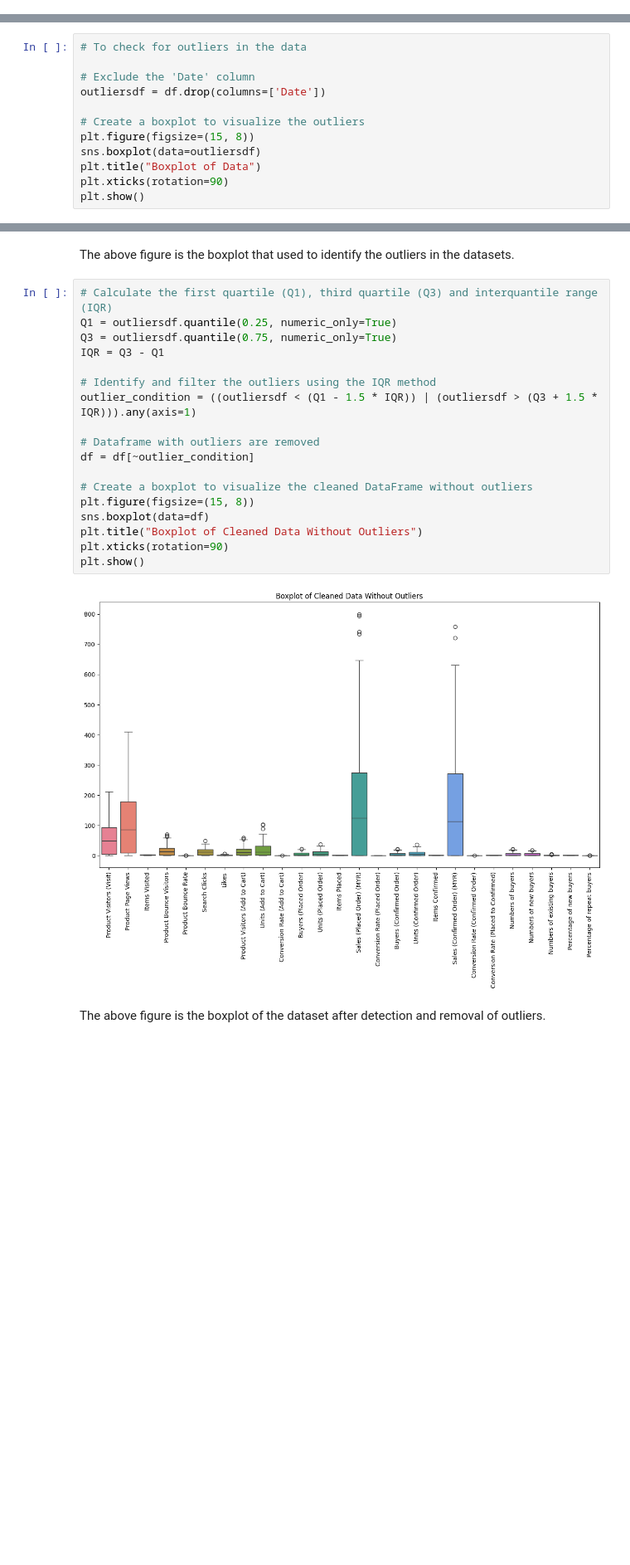
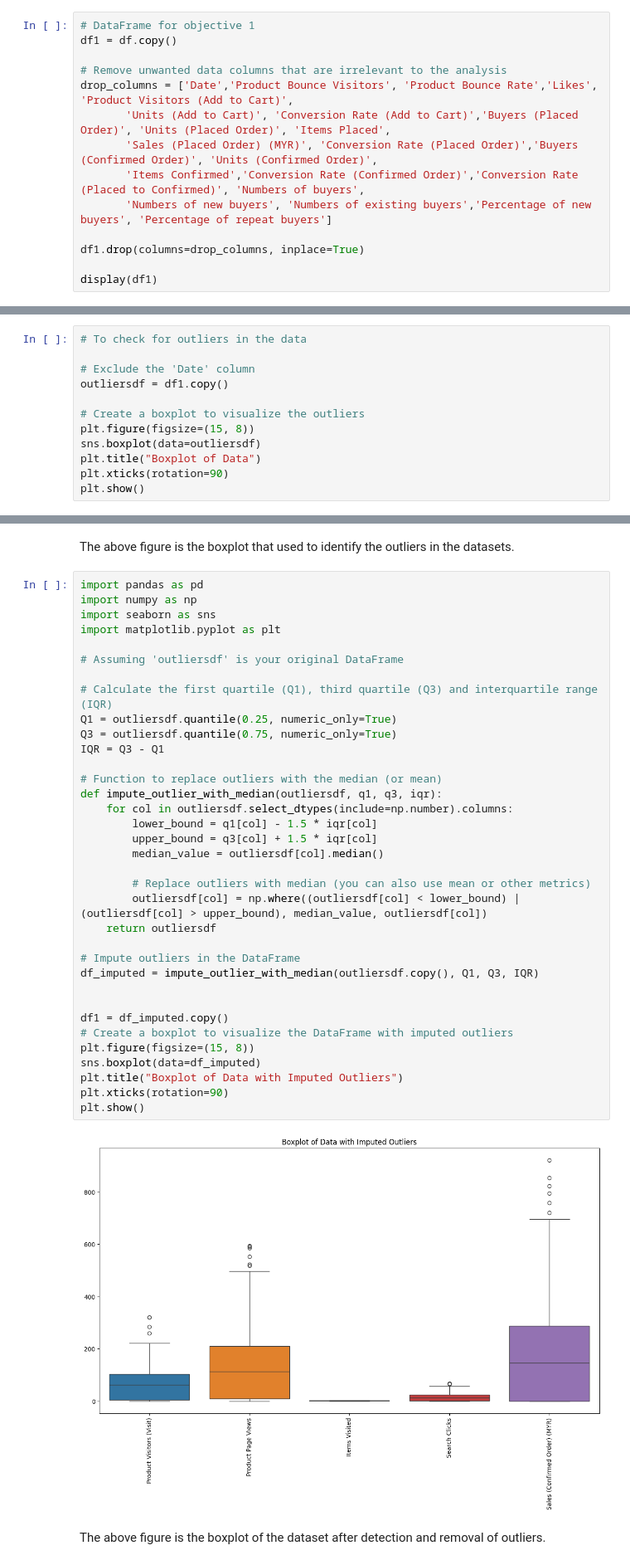
Before and after one commit to JingYuan0926/ChiliLado, a Jupyter notebook: ChiliLado.ipynb, the cells around one changed output, grey strips where cells are left out. Shown at 83% size. Saved outputs shown, nothing was run; the diff lists cells and outputs as text; blank space fills up the shorter version.

```diff
--- a/ChiliLado.ipynb
+++ b/ChiliLado.ipynb
@@ -146,0 +152,14 @@ If all the cells are white, it indicates that we have successfully converted the
+# %%
+# DataFrame for objective 1
+df1 = df.copy()
+
+# Remove unwanted data columns that are irrelevant to the analysis
+drop_columns = ['Date','Product Bounce Visitors', 'Product Bounce Rate','Likes', 'Product Visitors (Add to Cart)',
+       'Units (Add to Cart)', 'Conversion Rate (Add to Cart)','Buyers (Placed Order)', 'Units (Placed Order)', 'Items Placed',
+       'Sales (Placed Order) (MYR)', 'Conversion Rate (Placed Order)','Buyers (Confirmed Order)', 'Units (Confirmed Order)',
+       'Items Confirmed','Conversion Rate (Confirmed Order)','Conversion Rate (Placed to Confirmed)', 'Numbers of buyers',
+       'Numbers of new buyers', 'Numbers of existing buyers','Percentage of new buyers', 'Percentage of repeat buyers']
+
+df1.drop(columns=drop_columns, inplace=True)
+
+display(df1)
@@ -205,7 +210,7 @@ print(df)
 # To check for outliers in the data
 
 # Exclude the 'Date' column
-outliersdf = df.drop(columns=['Date'])
+outliersdf = df1.copy()
 
 # Create a boxplot to visualize the outliers
 plt.figure(figsize=(15, 8))
@@ -218,24 +223,41 @@ plt.show()
 # %% [markdown]
 The above figure is the boxplot that used to identify the outliers in the datasets.
 # %%
-# Calculate the first quartile (Q1), third quartile (Q3) and interquantile range (IQR)
+import pandas as pd
+import numpy as np
+import seaborn as sns
+import matplotlib.pyplot as plt
+
+# Assuming 'outliersdf' is your original DataFrame
+
+# Calculate the first quartile (Q1), third quartile (Q3) and interquartile range (IQR)
 Q1 = outliersdf.quantile(0.25, numeric_only=True)
 Q3 = outliersdf.quantile(0.75, numeric_only=True)
 IQR = Q3 - Q1
 
-# Identify and filter the outliers using the IQR method
-outlier_condition = ((outliersdf < (Q1 - 1.5 * IQR)) | (outliersdf > (Q3 + 1.5 * IQR))).any(axis=1)
+# Function to replace outliers with the median (or mean)
+def impute_outlier_with_median(outliersdf, q1, q3, iqr):
+    for col in outliersdf.select_dtypes(include=np.number).columns:
+        lower_bound = q1[col] - 1.5 * iqr[col]
+        upper_bound = q3[col] + 1.5 * iqr[col]
+        median_value = outliersdf[col].median()
 
-# Dataframe with outliers are removed
-df = df[~outlier_condition]
+        # Replace outliers with median (you can also use mean or other metrics)
+        outliersdf[col] = np.where((outliersdf[col] < lower_bound) | (outliersdf[col] > upper_bound), median_value, outliersdf[col])
+    return outliersdf
 
-# Create a boxplot to visualize the cleaned DataFrame without outliers
+# Impute outliers in the DataFrame
+df_imputed = impute_outlier_with_median(outliersdf.copy(), Q1, Q3, IQR)
+
+
+df1 = df_imputed.copy()
+# Create a boxplot to visualize the DataFrame with imputed outliers
 plt.figure(figsize=(15, 8))
-sns.boxplot(data=df)
-plt.title("Boxplot of Cleaned Data Without Outliers")
+sns.boxplot(data=df_imputed)
+plt.title("Boxplot of Data with Imputed Outliers")
 plt.xticks(rotation=90)
 plt.show()
 # %% [output]
-[figure, old version]
+[figure, new version]
 # %% [markdown]
 The above figure is the boxplot of the dataset after detection and removal of outliers.
```
Also changed, not shown: parts of 32 cells of this notebook.
